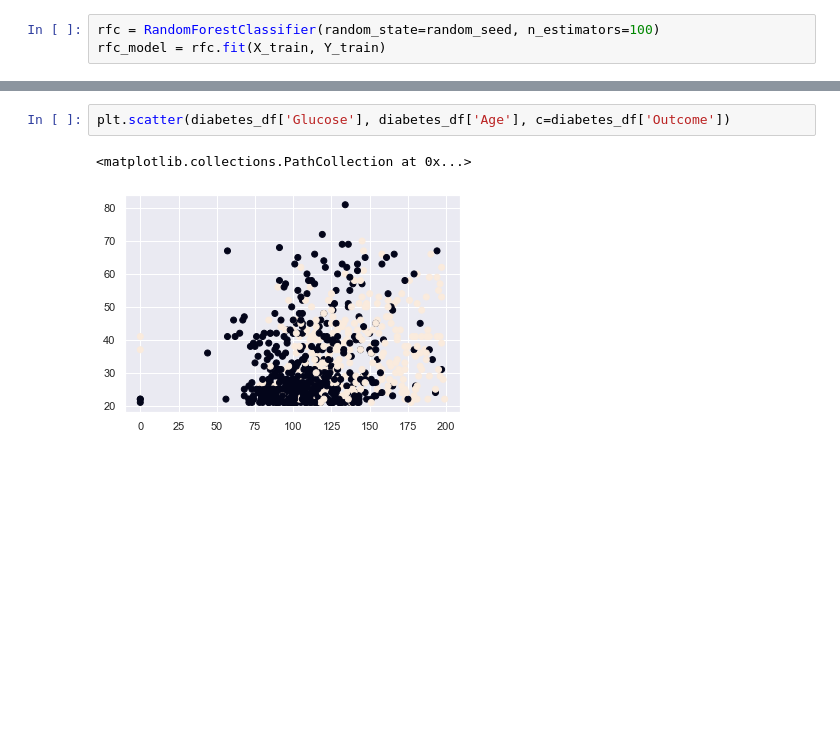
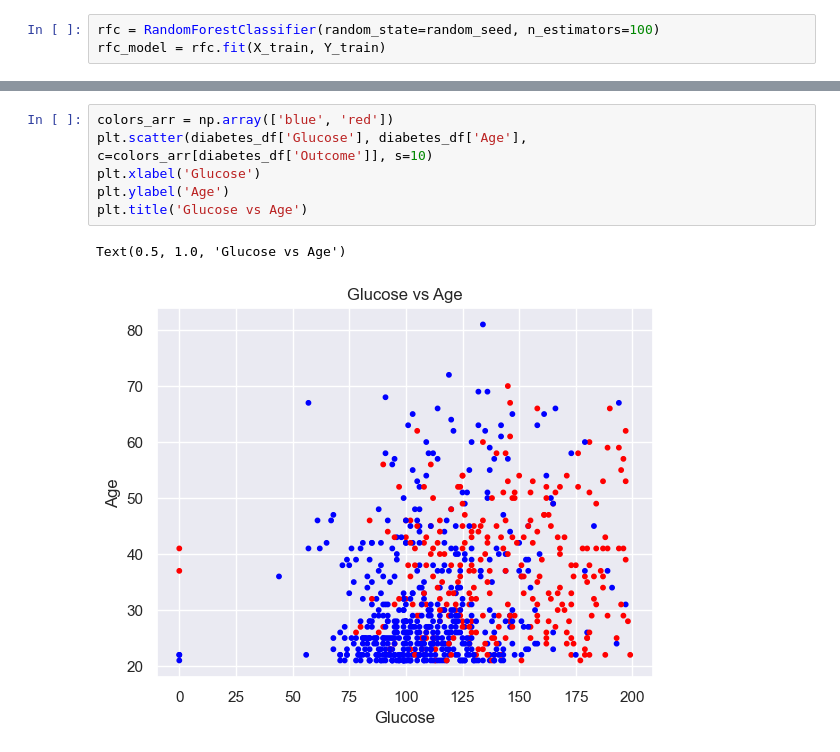
Before and after one commit to mualal/ml-experiments, a Jupyter notebook: pima-indians-diabetes_exploration.ipynb, the cells around one changed output, grey strips where cells are left out. Drawn from its saved outputs; the diff is of its cells as text; blank space fills up the shorter version.

Commit message:
continue diabetes predispositions exploration and add gitignore

```diff
--- a/pima-indians-diabetes_exploration.ipynb
+++ b/pima-indians-diabetes_exploration.ipynb
@@ -50,7 +52,11 @@ plt.title('Top Features derived by Random Forest')
 Text(0.5, 1.0, 'Top Features derived by Random Forest')
 [figure]
 # %%
-plt.scatter(diabetes_df['Glucose'], diabetes_df['Age'], c=diabetes_df['Outcome'])
+colors_arr = np.array(['blue', 'red'])
+plt.scatter(diabetes_df['Glucose'], diabetes_df['Age'], c=colors_arr[diabetes_df['Outcome']], s=10)
+plt.xlabel('Glucose')
+plt.ylabel('Age')
+plt.title('Glucose vs Age')
 # %% [output]
-<matplotlib.collections.PathCollection at 0x...>
+Text(0.5, 1.0, 'Glucose vs Age')
-[figure, old version]
+[figure, new version]
```
Also changed, not shown: parts of 16 cells of this notebook, 1 other file.
